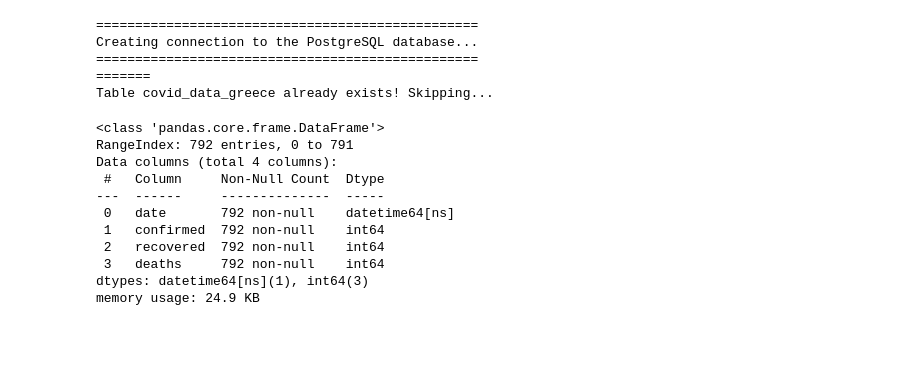
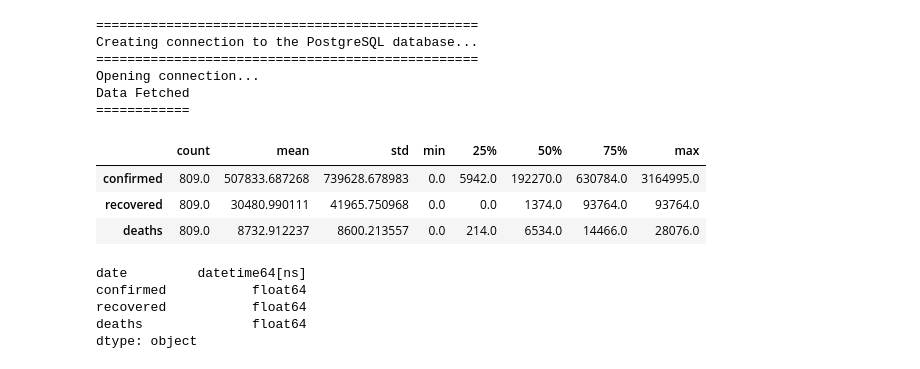
Before and after one commit to tonytziorvas/covid-mobility-trends, a Jupyter notebook: scripts/covid19_data_greece.ipynb, the cells around one changed output. Cells and saved outputs as stored; diff of their text form; code cells hidden in the pictures; blank space fills up the shorter version.

```diff
--- a/scripts/covid19_data_greece.ipynb
+++ b/scripts/covid19_data_greece.ipynb
@@ -37,22 +39,0 @@ def driver_code(json_path, record_path=None):
-# %%
-cases = driver_code('../../Data/covid19-data-greece/data/greece/general/timeseries_greece.json', 'Greece')
-# %% [output]
-=================================================
-Creating connection to the PostgreSQL database...
-=================================================
-=======
-Table covid_data_greece already exists! Skipping...
-# %%
-cases.info()
-# %% [output]
-<class 'pandas.core.frame.DataFrame'>
-RangeIndex: 792 entries, 0 to 791
-Data columns (total 4 columns):
- #   Column     Non-Null Count  Dtype
----  ------     --------------  -----
- 0   date       792 non-null    datetime64[ns]
- 1   confirmed  792 non-null    int64
- 2   recovered  792 non-null    int64
- 3   deaths     792 non-null    int64
-dtypes: datetime64[ns](1), int64(3)
-memory usage: 24.9 KB
@@ -58,0 +43,22 @@ memory usage: 24.9 KB
+# %%
+cases = helper.fetch_data_from_database(table="covid_data_greece", date_column="date")
+cases.describe().T
+# %% [output]
+=================================================
+Creating connection to the PostgreSQL database...
+=================================================
+Opening connection...
+Data Fetched
+============
+|  | count | mean | std | min | 25% | 50% | 75% | max |
+| confirmed | 809.0 | 507833.687268 | 739628.678983 | 0.0 | 5942.0 | 192270.0 | 630784.0 | 3164995.0 |
+| recovered | 809.0 | 30480.990111 | 41965.750968 | 0.0 | 0.0 | 1374.0 | 93764.0 | 93764.0 |
+| deaths | 809.0 | 8732.912237 | 8600.213557 | 0.0 | 214.0 | 6534.0 | 14466.0 | 28076.0 |
+# %%
+cases.dtypes
+# %% [output]
+date         datetime64[ns]
+confirmed           float64
+recovered           float64
+deaths              float64
+dtype: object
```
Also changed, not shown: parts of 15 cells of this notebook, 6 other files.
